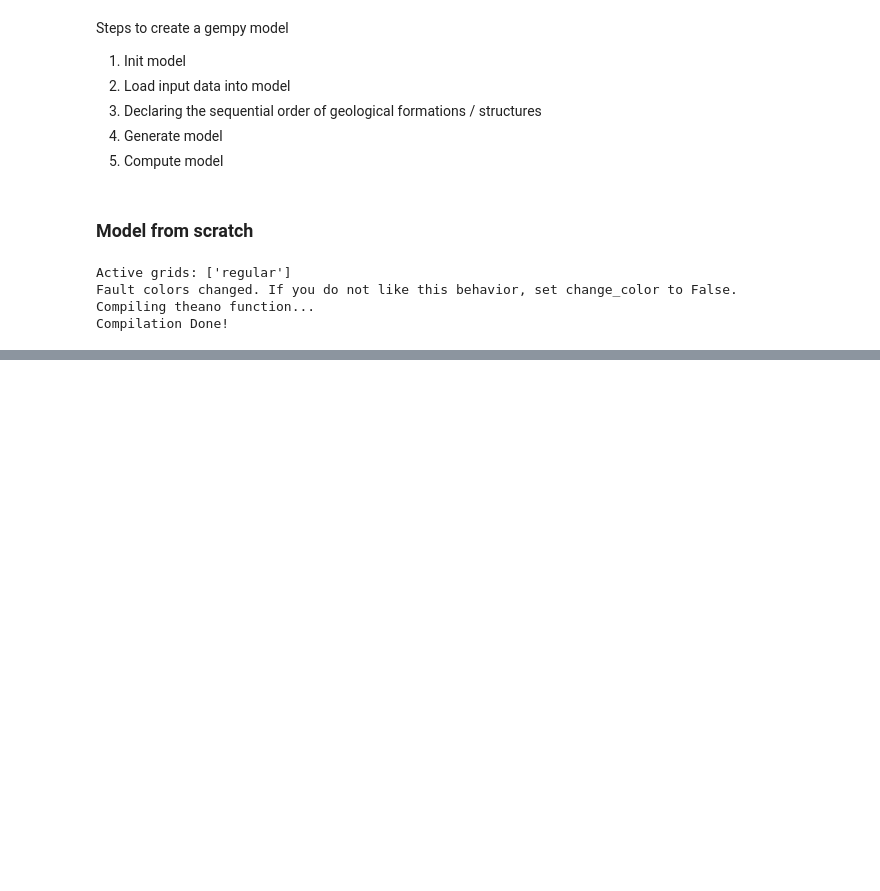
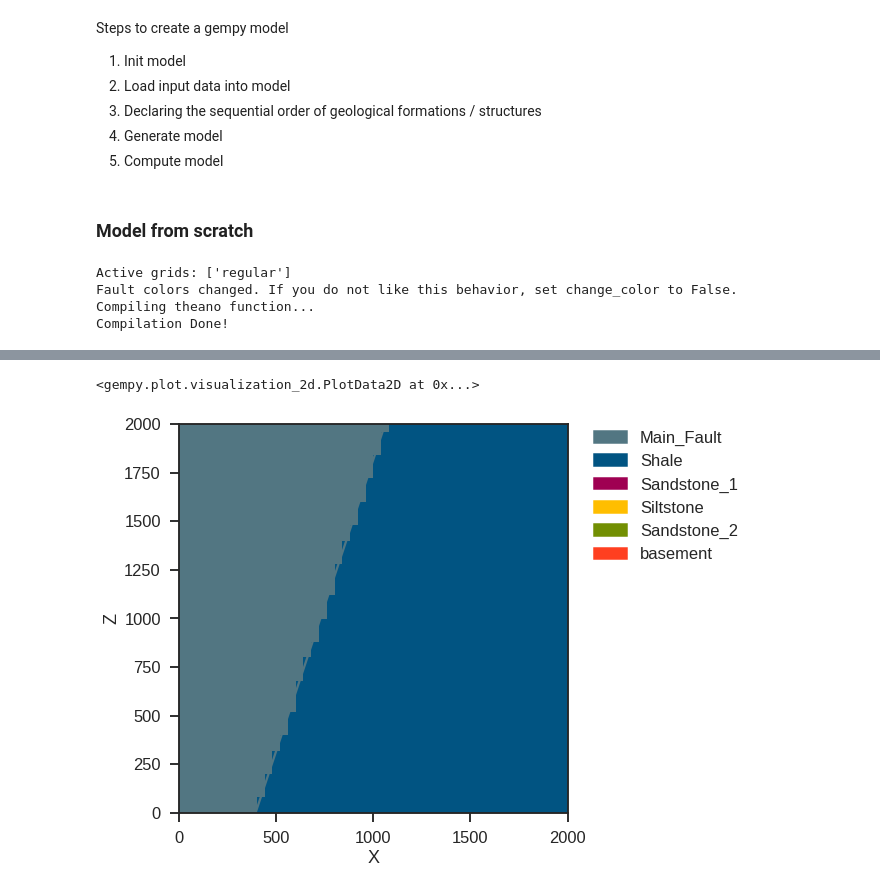
Before and after one commit to TrellixVulnTeam/gempy-notebooks_Q97W, a Jupyter notebook: gempy/BaseModel.ipynb, the cells around one changed output, grey strips where cells are left out. Cells and saved outputs as stored; diff of their text form; code cells hidden in the pictures; blank space fills up the shorter version.

```diff
--- a/gempy/BaseModel.ipynb
+++ b/gempy/BaseModel.ipynb
@@ -65,0 +92,11 @@ Compilation Done!
+# %%
+# Plot fault section
+gp.plot.plot_section(
+    geo_model,
+    cell_number=25,
+    block=geo_model.solutions.block_matrix[0, 0],
+    show_data=False
+)
+# %% [output]
+<gempy.plot.visualization_2d.PlotData2D at 0x...>
+[figure, added]
```
Also changed, not shown: parts of 6 cells of this notebook, 11 other files.
